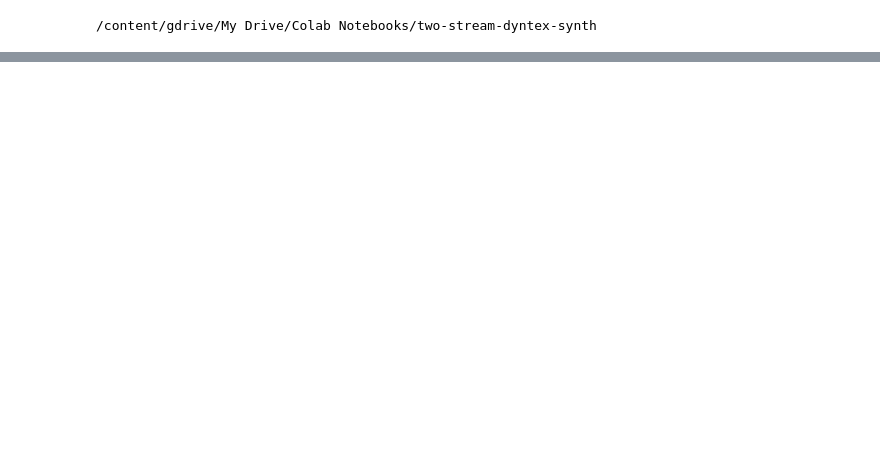
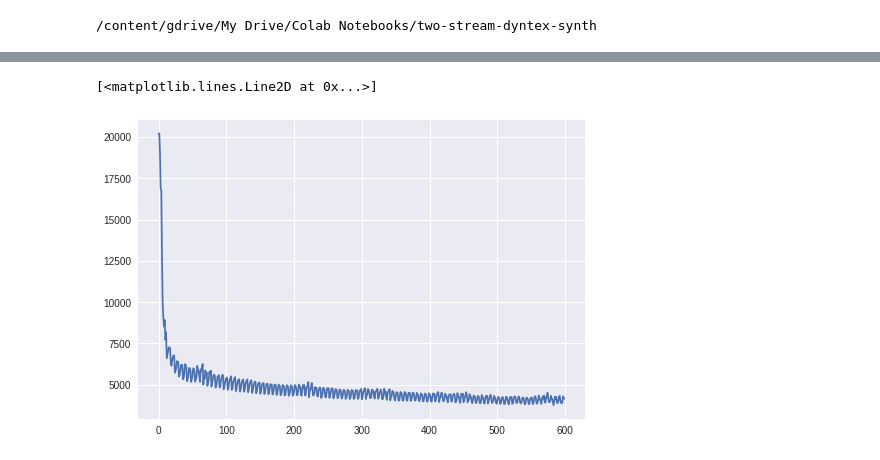
Before and after one commit to blufzzz/Dynamic-Textures-Autoregression, a Jupyter notebook: 3D_CNN_Video_AR.ipynb, the cells around one changed output, grey strips where cells are left out. Cells and saved outputs as stored; diff of their text form; code cells hidden in the pictures; blank space fills up the shorter version.

```diff
--- a/3D_CNN_Video_AR.ipynb
+++ b/3D_CNN_Video_AR.ipynb
@@ -110,0 +164,5 @@ torch.Size([1, 64, 2, 254, 254])
+# %%
+plt.plot(range(len(losses)), losses)
+# %% [output]
+[<matplotlib.lines.Line2D at 0x...>]
+[figure, added]
```
Also changed, not shown: parts of 12 cells of this notebook.
